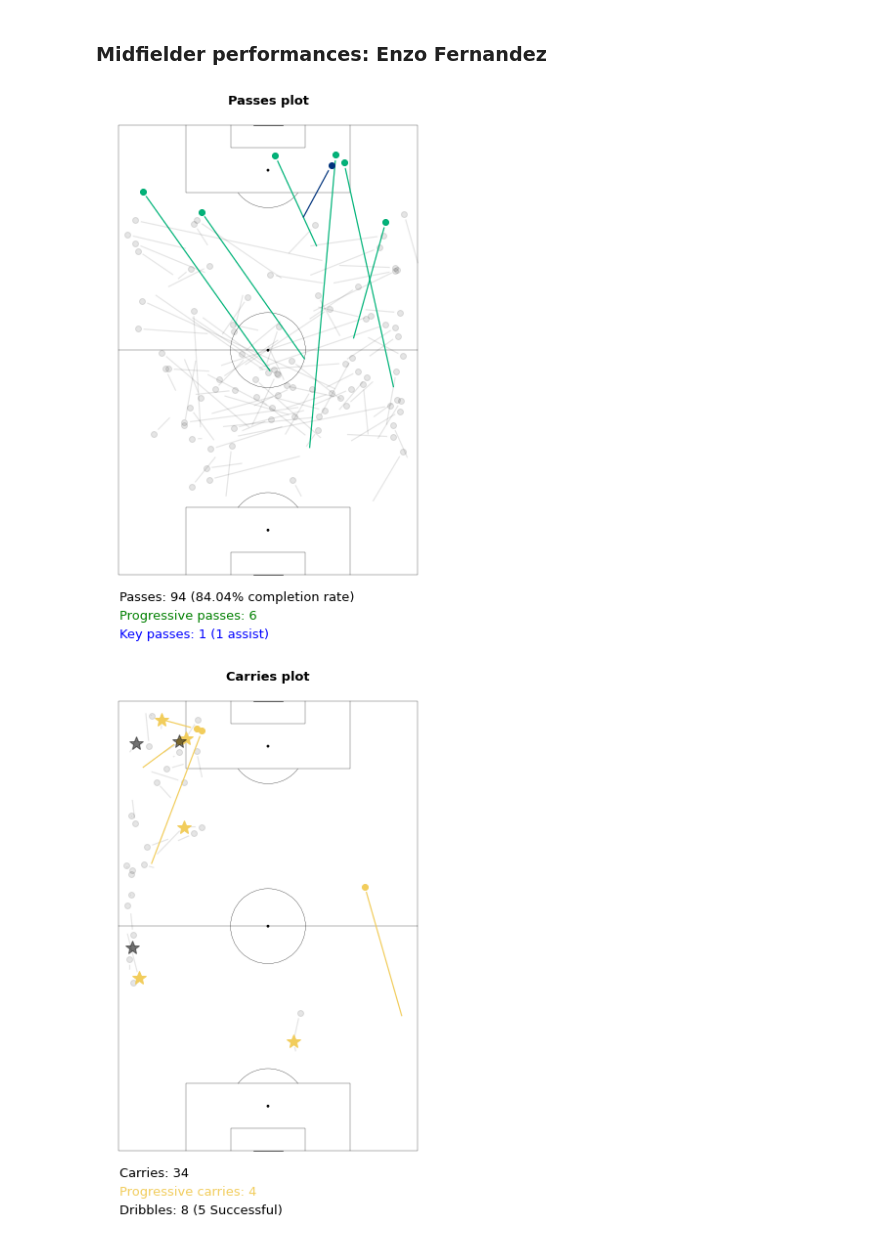
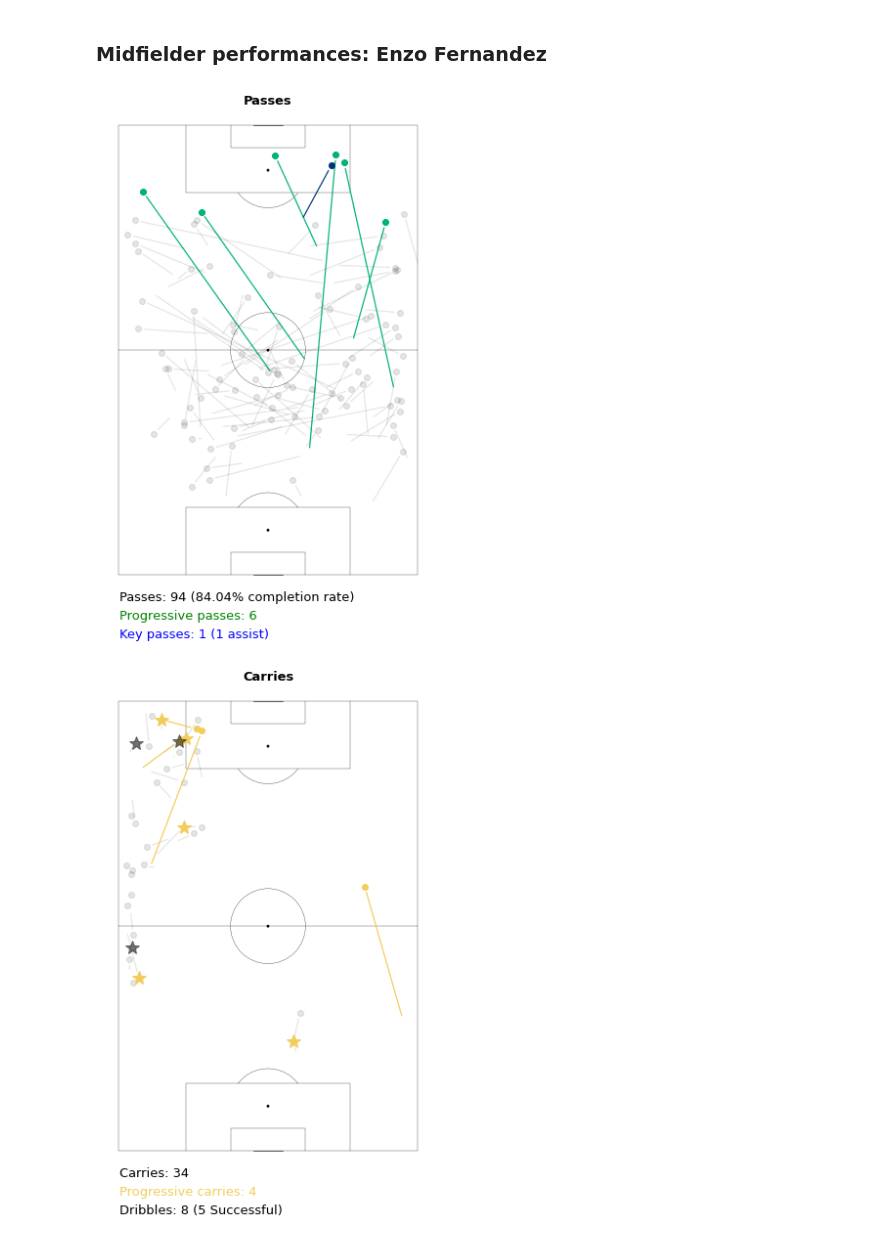
Before and after one commit to Elmehdi9/World-Cup-Data-Visualization, a Jupyter notebook: Notebooks/Performance per match .ipynb, the cells around one changed output. Drawn from its saved outputs; the diff is of its cells as text; code cells hidden in the pictures.

```diff
--- a/Notebooks/Performance per match .ipynb
+++ b/Notebooks/Performance per match .ipynb
@@ -99,35 +100,35 @@ def plot_passes(df, player_name, pitch, ax):
             pitch.scatter(row['end_X'], row['end_Y'],color="black", alpha= .1, ax=ax)
             pitch.arrows(row['X'], row['Y'], row['end_X'], row['end_Y'], color = "Black", width=1.2, headwidth= 0, alpha=.1, ax=ax)
 
     completion_rate= (len(df.loc[~df.pass_outcome.isin(['Incomplete', 'Out', 'Unknown'])])/ len(df))*100
 
     dicts= [
             {'Passes: {} ({}% completion rate)'.format(len(df), round(completion_rate,2)):'black'},
 
             {'Progressive passes: {}'.format((df['isProgressive'] == True).sum()): 'green'},
 
             {'Key passes: {} ({} assist)'.format((df['pass_shot_assist']== True).sum(),
                                                  (df['pass_shot_assist']==True).sum()): 'blue'}]
 
     y = -0.03
 
     for dict_ in dicts:
         for expression, color in dict_.items():
             ax.text(x=0.05, y=y, s= expression, fontsize=13, color= color,ha='left', va='top',  transform=ax.transAxes)
             y -= 0.04
 
-    ax.set_title(label="Passes plot", loc='center', fontweight='bold', fontsize= 13)
+    ax.set_title(label="Passes", loc='center', fontweight='bold', fontsize= 13)
 
 # Set pitch
 pitch = VerticalPitch(pitch_type= 'statsbomb',pad_bottom=0.5, goal_alpha=1,
                       pitch_color= 'white', line_color='black', linewidth=.3)
 fig, ax = pitch.draw(figsize=(8, 8))
 fig.set_facecolor('white')
 
 # Enzo Fenrandez passes plot
 plot_passes(df, "Enzo Fernandez", pitch, ax)
 # %% [output]
-[figure, old version]
+[figure, new version]
 # %%
 # Carries plot (ball carries, progressive carries, carries into final third, Take-ons )
 def plot_carries(df, player_name, pitch, ax):
@@ -154,7 +155,7 @@ def plot_carries(df, player_name, pitch, ax):
             pitch.scatter(row['end_X'], row['end_Y'],color="black", alpha= .1, ax=ax)
             pitch.arrows(row['X'], row['Y'], row['end_X'], row['end_Y'], color = "Black", width=1.2, headwidth= 0, alpha=.1, ax=ax)
 
-
+    # Legend
     dicts= [
             {'Carries: {} '.format(len(DFC)):'black'},
 
@@ -170,7 +171,7 @@ def plot_carries(df, player_name, pitch, ax):
             ax.text(x=0.05, y=y, s= expression, fontsize=13, color= color,ha='left', va='top',  transform=ax.transAxes)
             y -= 0.04
 
-    ax.set_title(label="Carries plot", loc='center', fontweight='bold', fontsize= 13)
+    ax.set_title(label="Carries", loc='center', fontweight='bold', fontsize= 13)
 
 # Set pitch
 pitch = VerticalPitch(pitch_type= 'statsbomb',pad_bottom=0.5, goal_alpha=1,
@@ -181,7 +182,7 @@ fig.set_facecolor('white')
 # Di Maria plot
 plot_carries(df, "Ángel Fabián Di María Hernández", pitch, ax )
 # %% [output]
-[figure, old version]
+[figure, new version]
 # %%
 # Defensive Actions (Ball Recovery, Block, Clearance, Interception, )
 
```
Also changed, not shown: parts of 3 cells of this notebook.
